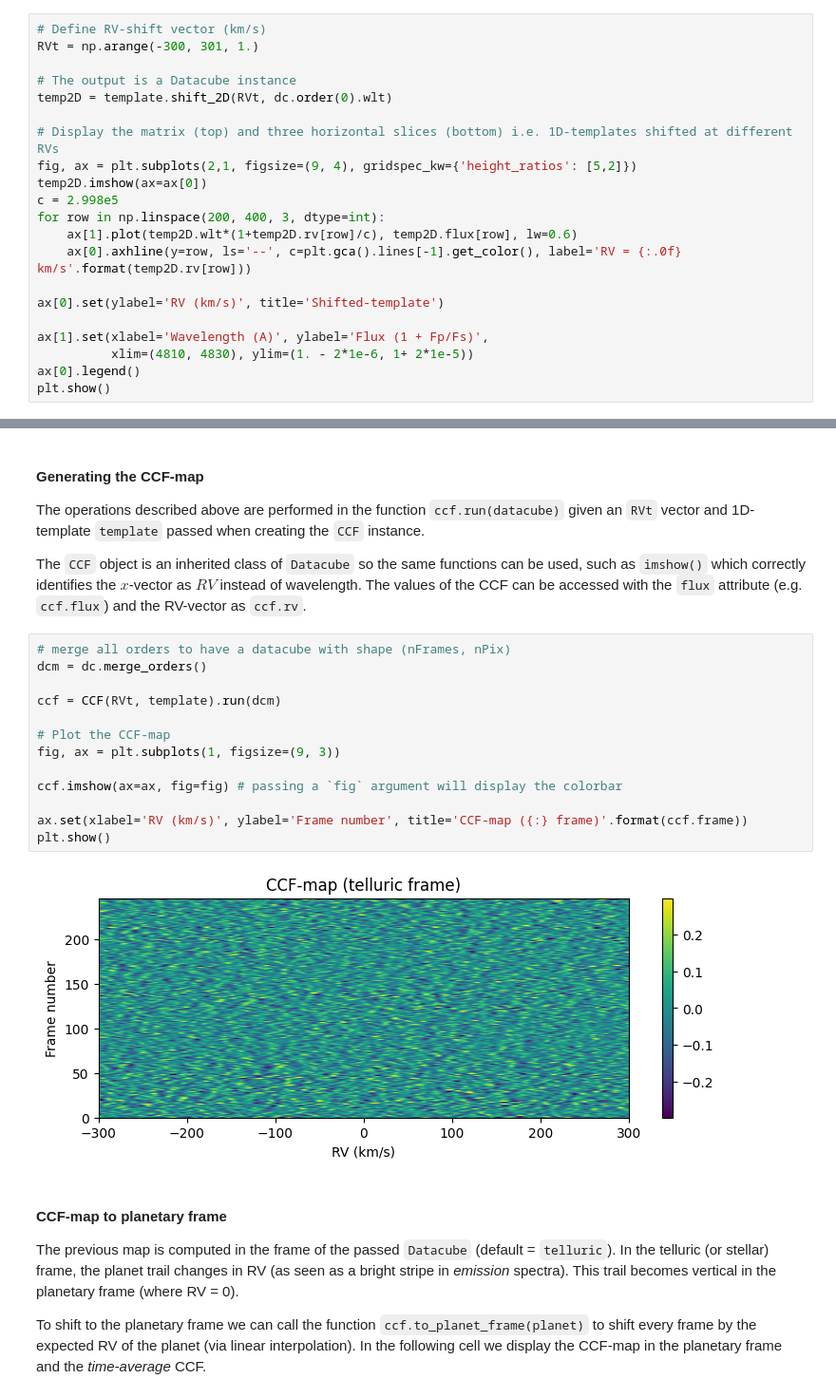
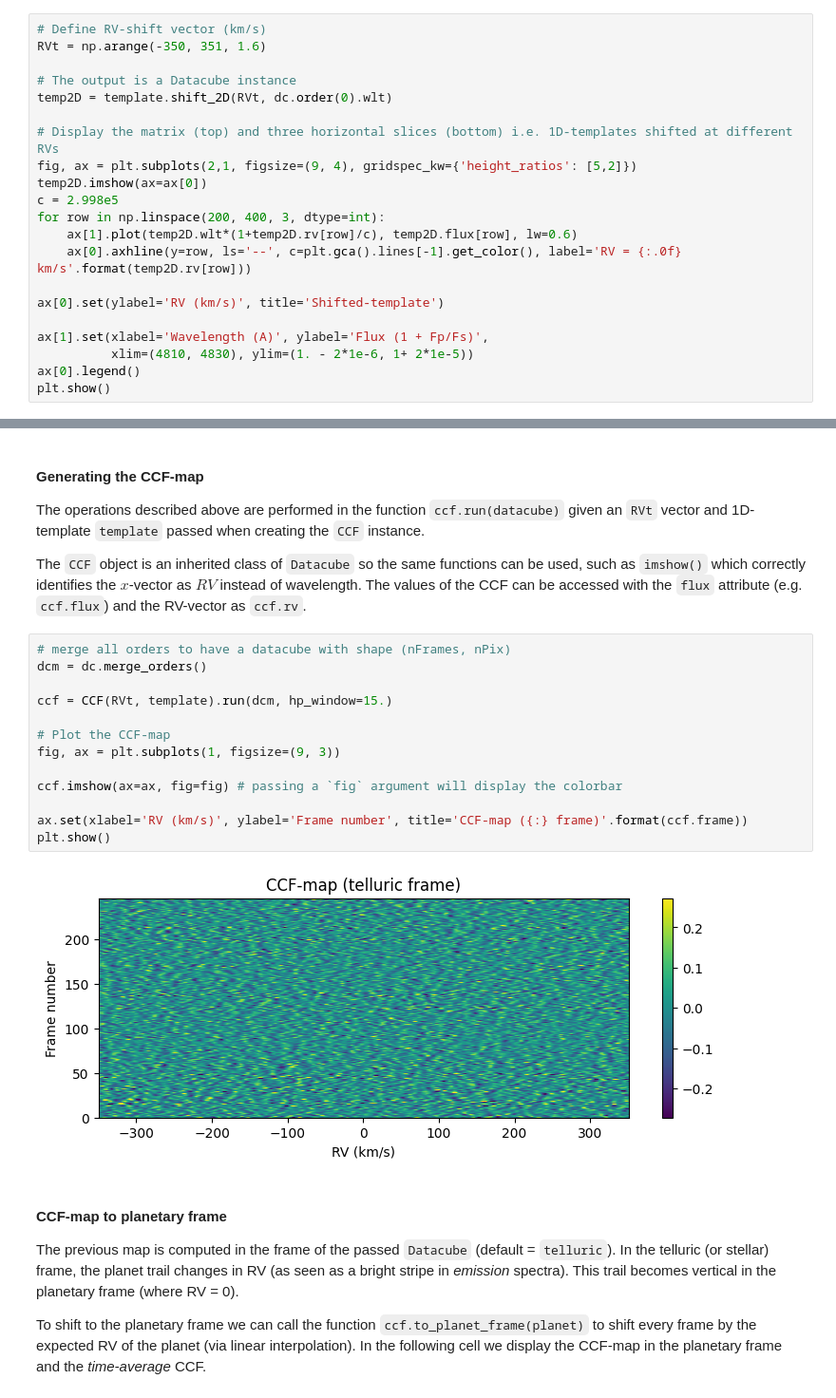
Before and after one commit to DGonzalezPicos/redcross, a Jupyter notebook: docs/source/notebooks/cross_correlation.ipynb, the cells around one changed output, grey strips where cells are left out. Shown at 95% size. Saved outputs shown, nothing was run; the diff lists cells and outputs as text.

```diff
--- a/docs/source/notebooks/cross_correlation.ipynb
+++ b/docs/source/notebooks/cross_correlation.ipynb
@@ -87,7 +87,7 @@ where $S_{kj}$ must be *transposed* so that the dot product is over the waveleng
 In the next cell we generate and display the $S_{kj}$ matrix.
 # %%
 # Define RV-shift vector (km/s)
-RVt = np.arange(-300, 301, 1.)
+RVt = np.arange(-350, 351, 1.6)
 
 # The output is a Datacube instance
 temp2D = template.shift_2D(RVt, dc.order(0).wlt)
@@ -117,18 +117,18 @@ The `CCF` object is an inherited class of `Datacube` so the same functions can b
 # %%
 # merge all orders to have a datacube with shape (nFrames, nPix)
 dcm = dc.merge_orders()
 
-ccf = CCF(RVt, template).run(dcm)
+ccf = CCF(RVt, template).run(dcm, hp_window=15.)
 
 # Plot the CCF-map
 fig, ax = plt.subplots(1, figsize=(9, 3))
 
 ccf.imshow(ax=ax, fig=fig) # passing a `fig` argument will display the colorbar
 
 ax.set(xlabel='RV (km/s)', ylabel='Frame number', title='CCF-map ({:} frame)'.format(ccf.frame))
 plt.show()
 # %% [output]
-[figure, old version]
+[figure, new version]
 # %% [markdown]
 #### CCF-map to planetary frame
 The previous map is computed in the frame of the passed `Datacube` (default = `telluric`). In the telluric (or stellar) frame, the planet trail changes in RV (as seen as a bright stripe in *emission* spectra). This trail becomes vertical in the planetary frame (where RV = 0).
```
Also changed, not shown: parts of 5 cells of this notebook, 5 other files.
